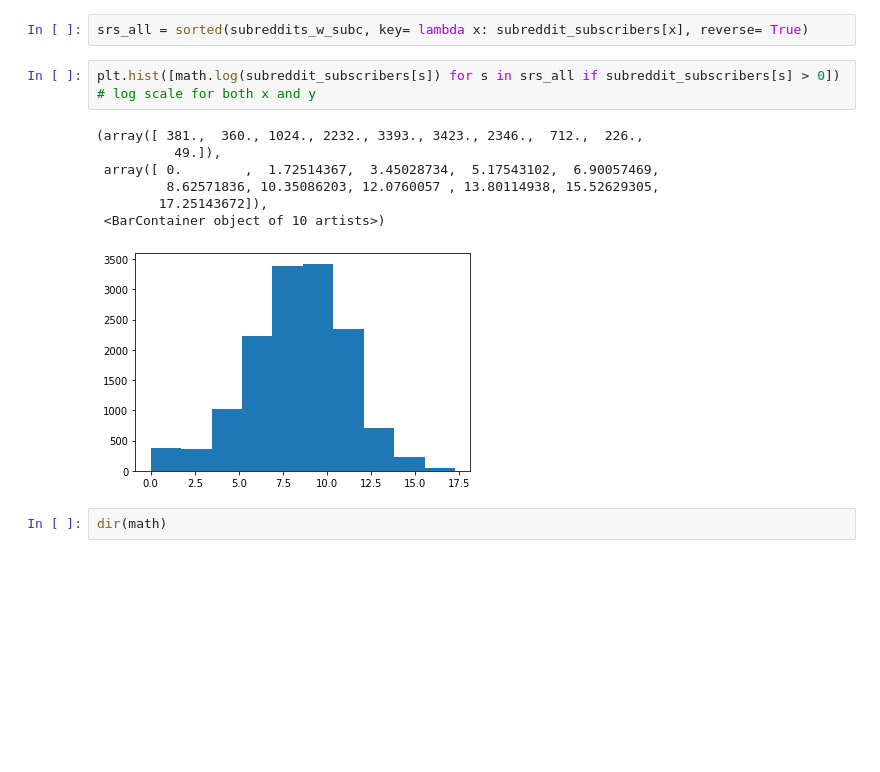
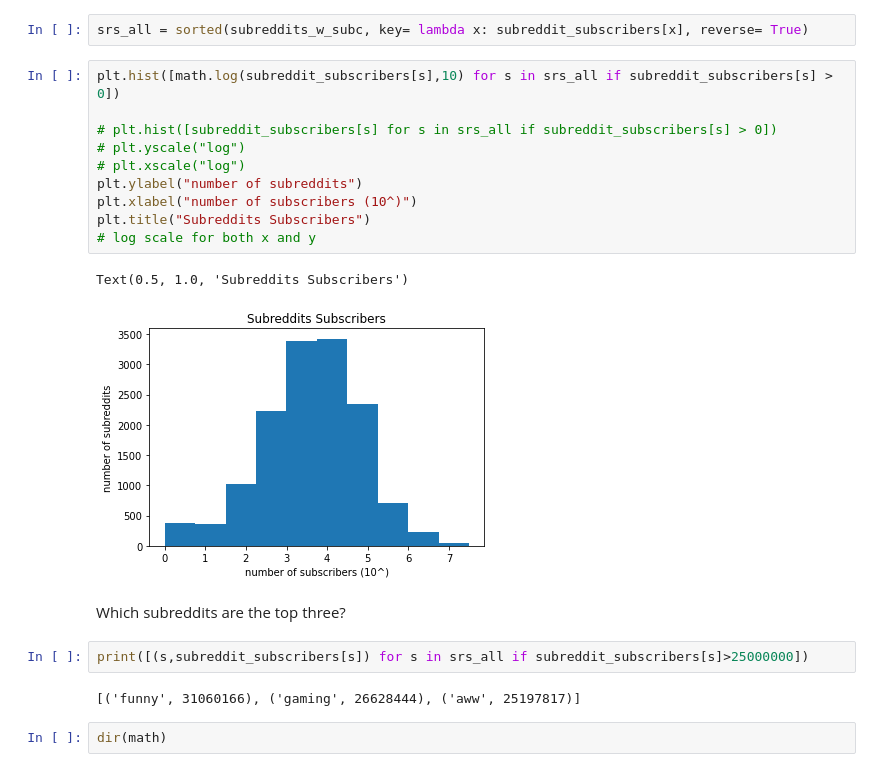
Before and after one commit to jsirait/honor_thesis, a Jupyter notebook: 7 - [Well Documented] Preliminary Look and Clustering News Sources-Copy1.ipynb, the cells around one changed output. Saved outputs shown, nothing was run; the diff lists cells and outputs as text; blank space fills up the shorter version.

```diff
--- a/7 - [Well Documented] Preliminary Look and Clustering News Sources-Copy1.ipynb
+++ b/7 - [Well Documented] Preliminary Look and Clustering News Sources-Copy1.ipynb
@@ -299,16 +301,24 @@ Now, I will sort the 14,590 subreddits based on the # of their subscribers in a
 # %%
 srs_all = sorted(subreddits_w_subc, key= lambda x: subreddit_subscribers[x], reverse= True)
 # %%
-plt.hist([math.log(subreddit_subscribers[s]) for s in srs_all if subreddit_subscribers[s] > 0])
+plt.hist([math.log(subreddit_subscribers[s],10) for s in srs_all if subreddit_subscribers[s] > 0])
+
+# plt.hist([subreddit_subscribers[s] for s in srs_all if subreddit_subscribers[s] > 0])
+# plt.yscale("log")
+# plt.xscale("log")
+plt.ylabel("number of subreddits")
+plt.xlabel("number of subscribers (10^)")
+plt.title("Subreddits Subscribers")
 # log scale for both x and y
 # %% [output]
-(array([ 381.,  360., 1024., 2232., 3393., 3423., 2346.,  712.,  226.,
-          49.]),
- array([ 0.        ,  1.72514367,  3.45028734,  5.17543102,  6.90057469,
-         8.62571836, 10.35086203, 12.0760057 , 13.80114938, 15.52629305,
-        17.25143672]),
- <BarContainer object of 10 artists>)
+Text(0.5, 1.0, 'Subreddits Subscribers')
-[figure, old version]
+[figure, new version]
+# %% [markdown]
+Which subreddits are the top three?
+# %%
+print([(s,subreddit_subscribers[s]) for s in srs_all if subreddit_subscribers[s]>25000000])
+# %% [output]
+[('funny', 31060166), ('gaming', 26628444), ('aww', 25197817)]
 # %%
 dir(math)
 # %% [output]
```
Also changed, not shown: parts of 3 cells of this notebook, 1 other file.
